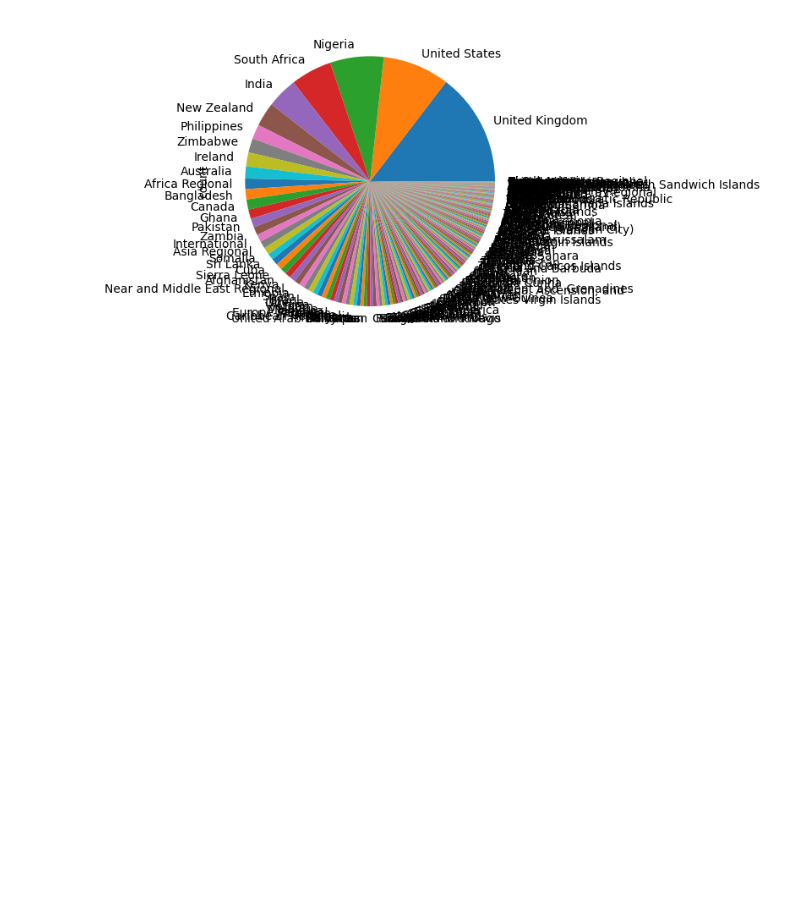
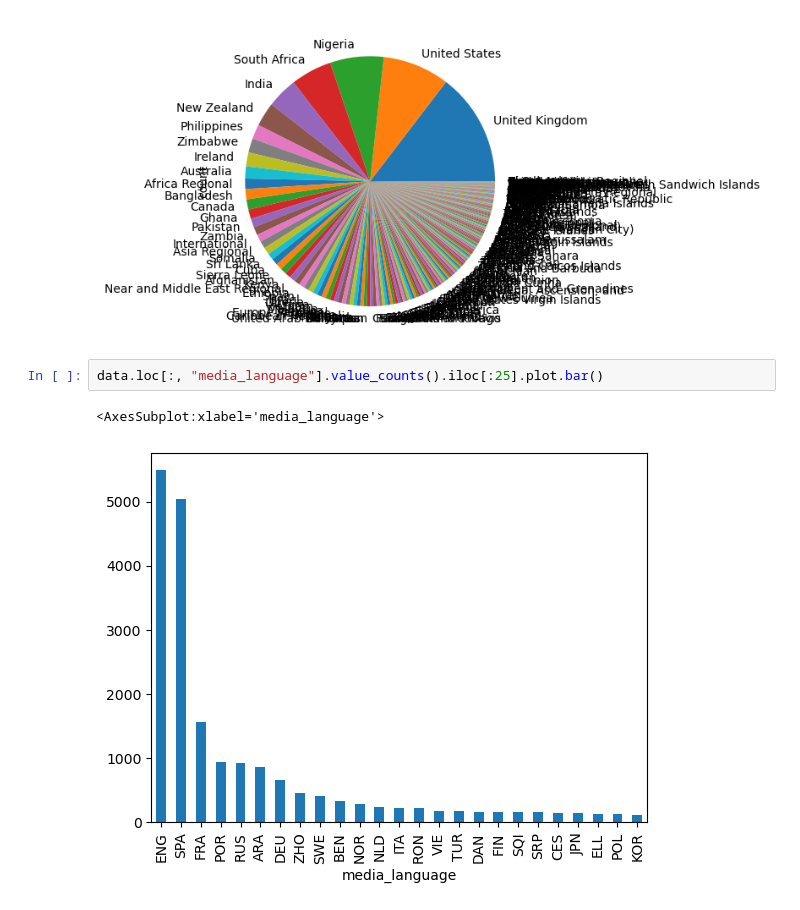
Before and after one commit to PatrickLperso/Suivi_de_narratives, a Jupyter notebook: Medias_scrapping.ipynb, the cells around one changed output. Saved outputs shown, nothing was run; the diff lists cells and outputs as text; blank space fills up the shorter version.

Commit message:
Ajout de DataViz lors de la présenntation intermédiaire

```diff
--- a/Medias_scrapping.ipynb
+++ b/Medias_scrapping.ipynb
@@ -23,3 +23,8 @@ data.loc[:, ["media_language", "true_country"]].value_counts()["ENG"].plot.pie()
 # %% [output]
 <AxesSubplot:ylabel='count'>
 [figure]
+# %%
+data.loc[:, "media_language"].value_counts().iloc[:25].plot.bar()
+# %% [output]
+<AxesSubplot:xlabel='media_language'>
+[figure, added]
```
Also changed, not shown: parts of 4 cells of this notebook, 1 other file.
